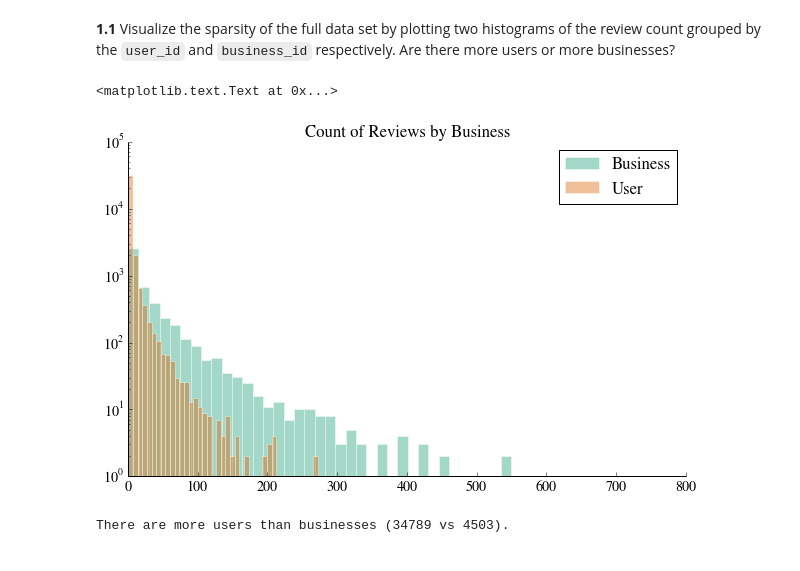
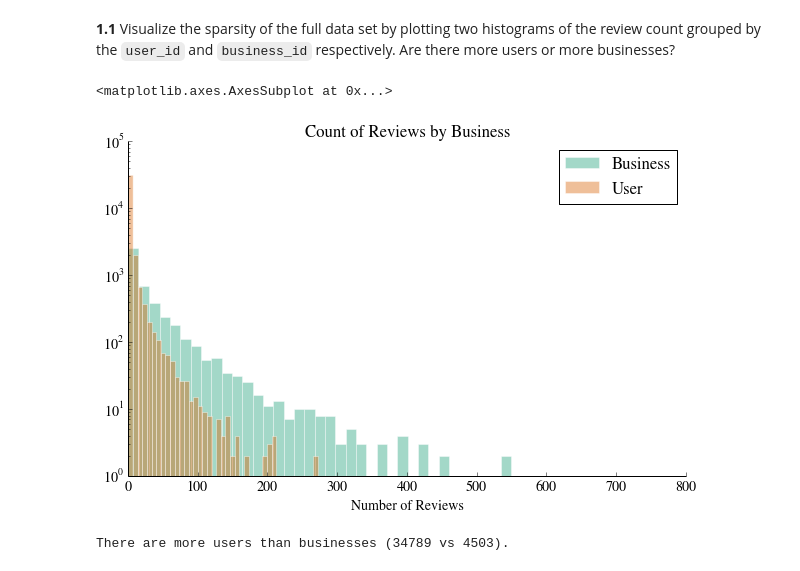
Before and after one commit to TomAugspurger/content, a Jupyter notebook: HW4.ipynb, the cells around one changed output. Saved outputs shown, nothing was run; the diff lists cells and outputs as text; code cells hidden in the pictures.

```diff
--- a/HW4.ipynb
+++ b/HW4.ipynb
@@ -186,18 +186,25 @@ Lets implement this simpler global recommender first.
 **1.1** Visualize the sparsity of the full data set by plotting two histograms of the review count  grouped by the `user_id` and `business_id` respectively. Are there more users or more businesses?
 # %%
 #your code here
-# by_business = fulldf.groupby('business_id').review_id.count()
-# by_user = fulldf.groupby('user_id').review_id.count()
 
-ax = by_business.hist(bins=50, log=True, alpha=.4, label='Business')
-ax = by_user.hist(bins=50, log=True, ax=ax, alpha=.4, label='User')
-ax.legend()
-remove_border(ax)
-ax.grid(False)
-ax.set_title("Count of Reviews by Business")
+def hist_by_group(df, bins=50):
+
+    by_business = df.groupby('business_id').review_id.count()
+    by_user = df.groupby('user_id').review_id.count()
+
+    ax = by_business.hist(bins=bins, log=True, alpha=.4, label='Business')
+    ax = by_user.hist(bins=bins, log=True, ax=ax, alpha=.4, label='User')
+    ax.legend()
+    remove_border(ax)
+    ax.grid(False)
+    ax.set_title("Count of Reviews by Business")
+    ax.set_xlabel("Number of Reviews")
+    return ax
+
+hist_by_group(fulldf)
 # %% [output]
-<matplotlib.text.Text at 0x...>
+<matplotlib.axes.AxesSubplot at 0x...>
-[figure, old version]
+[figure, new version]
 # %%
 #your code here
 n_business = len(fulldf.business_id.unique())
```
Also changed, not shown: parts of 17 cells of this notebook.
